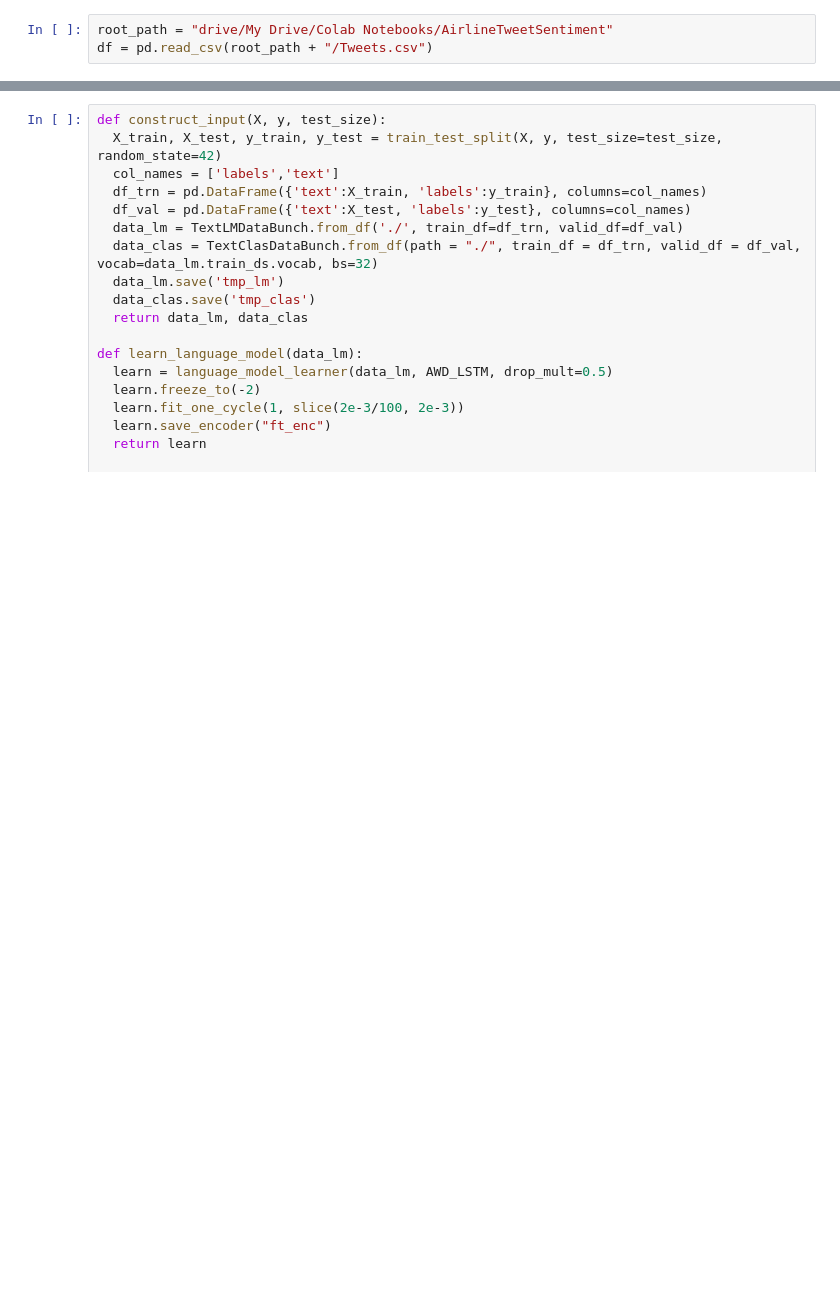
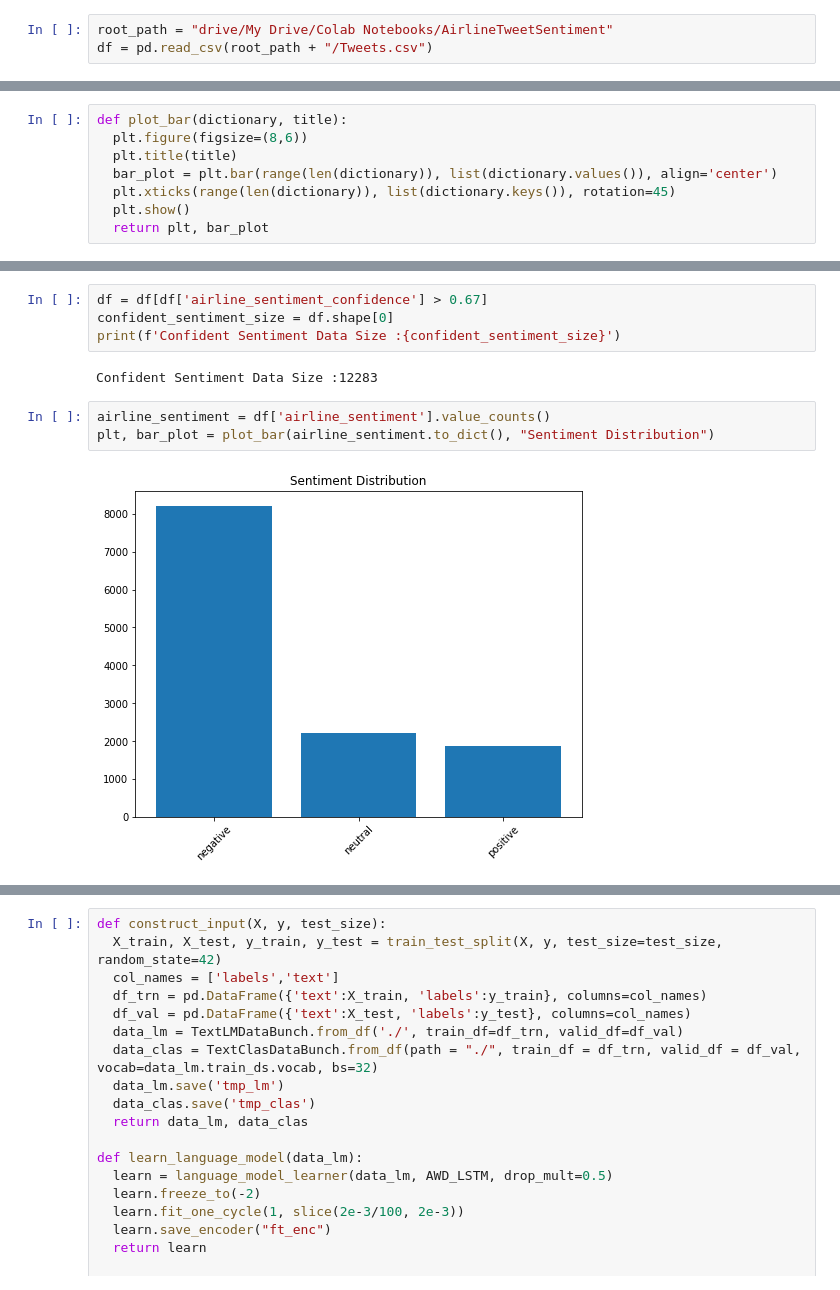
Before and after one commit to weiweitoo/airline-twitter-sentiment, a Jupyter notebook: model.ipynb, the cells around one changed output, grey strips where cells are left out. Drawn from its saved outputs; the diff is of its cells as text; blank space fills up the shorter version.

Commit message:
Perform data analysis

```diff
--- a/model.ipynb
+++ b/model.ipynb
@@ -40,0 +33,8 @@ print(df['airline_sentiment'].unique())
+# %%
+def plot_bar(dictionary, title):
+  plt.figure(figsize=(8,6))
+  plt.title(title)
+  bar_plot = plt.bar(range(len(dictionary)), list(dictionary.values()), align='center')
+  plt.xticks(range(len(dictionary)), list(dictionary.keys()), rotation=45)
+  plt.show()
+  return plt, bar_plot
@@ -40,0 +60,11 @@ print(df['airline_sentiment'].unique())
+# %%
+df = df[df['airline_sentiment_confidence'] > 0.67]
+confident_sentiment_size = df.shape[0]
+print(f'Confident Sentiment Data Size :{confident_sentiment_size}')
+# %% [output]
+Confident Sentiment Data Size :12283
+# %%
+airline_sentiment = df['airline_sentiment'].value_counts()
+plt, bar_plot = plot_bar(airline_sentiment.to_dict(), "Sentiment Distribution")
+# %% [output]
+[figure, added]
```
Also changed, not shown: parts of 34 cells of this notebook.
